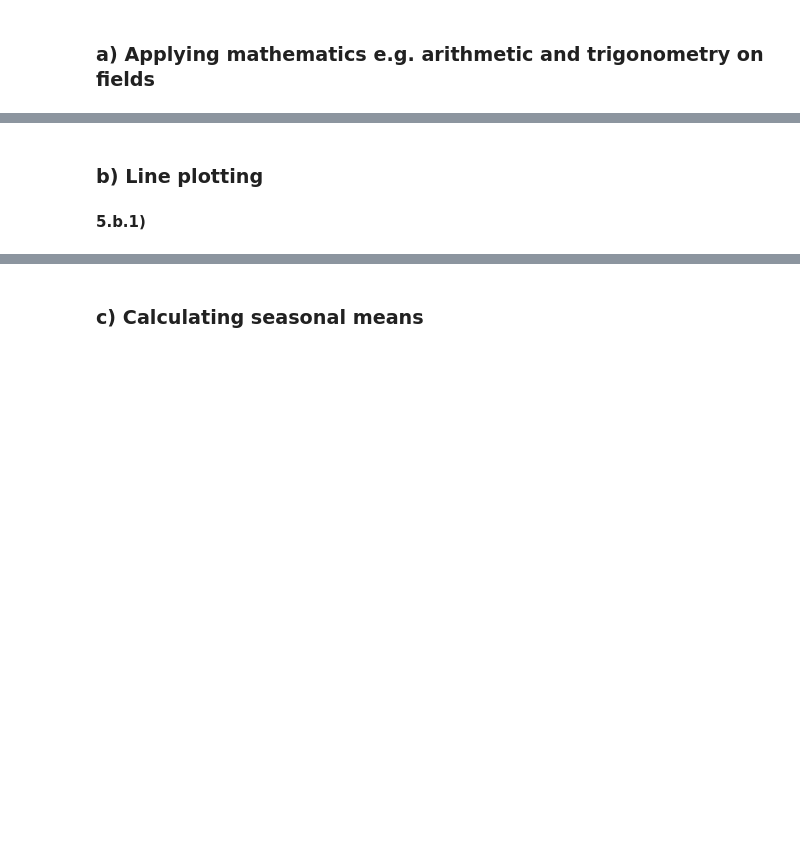
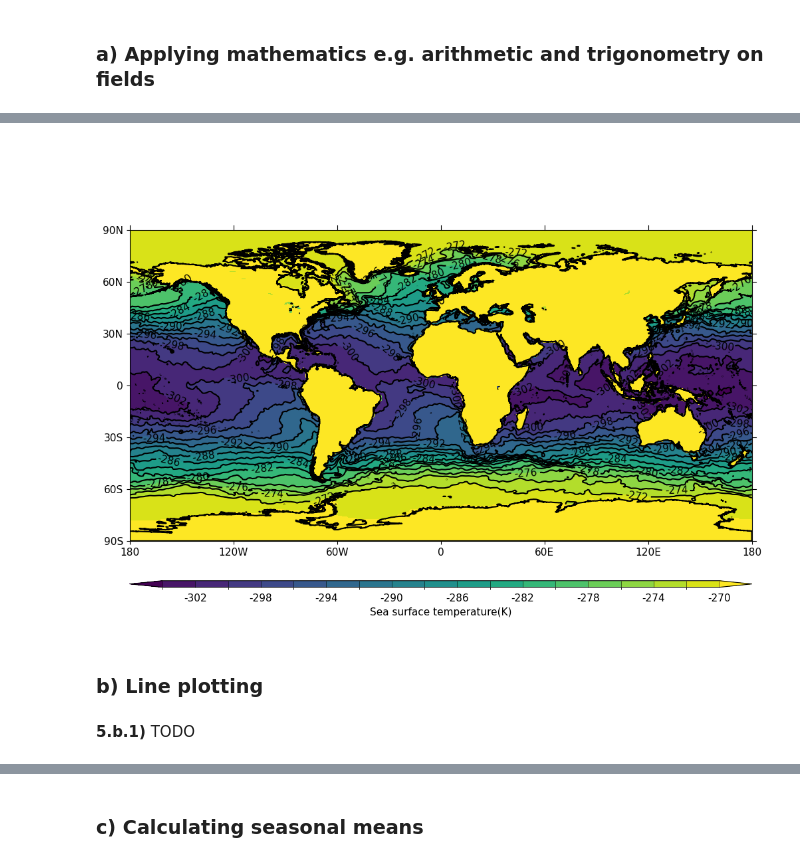
Before and after one commit to NCAS-CMS/cf-tools-training, a Jupyter notebook: new_course/practical_for_intro_to_ncas_cf_data_tools.ipynb, the cells around one changed output, grey strips where cells are left out. Drawn from its saved outputs; the diff is of its cells as text; code cells hidden in the pictures; blank space fills up the shorter version.

```diff
--- a/new_course/practical_for_intro_to_ncas_cf_data_tools.ipynb
+++ b/new_course/practical_for_intro_to_ncas_cf_data_tools.ipynb
@@ -732,4 +770,9 @@ cfp.vect(u=eastward_component_field_last_time, v=northward_component_field_last_
+# %%
+field_5_reversed = -1 * field_5
+cfp.con(field_5_reversed[0, :, :, :])
+# %% [output]
+[figure, added]
 # %% [markdown]
 ### b) Line plotting
 # %% [markdown]
-**5.b.1)**
+**5.b.1)** TODO
```
Also changed, not shown: parts of 27 cells of this notebook.
